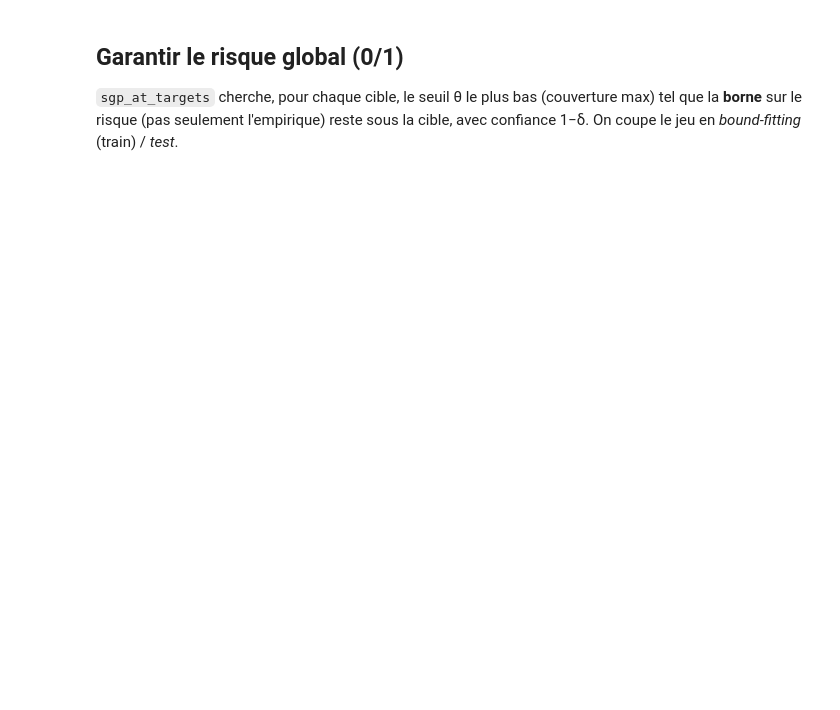
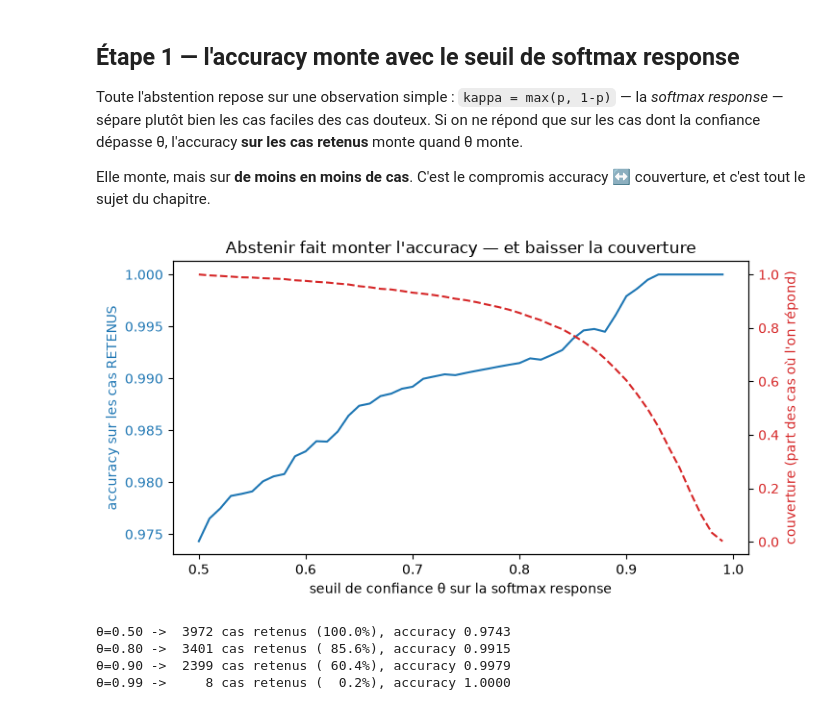
Before and after one commit to Epiconcept-Paris/data-capsule-deep-piste, a Jupyter notebook: notebooks/08_risk_control_abstention.ipynb, the cells around one changed output. Saved outputs shown, nothing was run; the diff lists cells and outputs as text; code cells hidden in the pictures; blank space fills up the shorter version.

```diff
--- a/notebooks/08_risk_control_abstention.ipynb
+++ b/notebooks/08_risk_control_abstention.ipynb
@@ -54,15 +263,42 @@ print('-> au seuil 0,5, le modèle rate beaucoup de cancers (FNR élevé) mais a
 # %% [markdown]
-## Garantir le risque global (0/1)
+## Étape 1 — l'accuracy monte avec le seuil de softmax response
 
-`sgp_at_targets` cherche, pour chaque cible, le seuil θ le plus bas (couverture
-max) tel que la **borne** sur le risque (pas seulement l'empirique) reste sous la
-cible, avec confiance 1−δ. On coupe le jeu en *bound-fitting* (train) / *test*.
+Toute l'abstention repose sur une observation simple : `kappa = max(p, 1-p)` — la *softmax
+response* — sépare plutôt bien les cas faciles des cas douteux. Si on ne répond que sur les cas
+dont la confiance dépasse θ, l'accuracy **sur les cas retenus** monte quand θ monte.
+
+Elle monte, mais sur **de moins en moins de cas**. C'est le compromis accuracy ↔ couverture, et
+c'est tout le sujet du chapitre.
 # %%
-train, test = sgp_split(df, seed=0, p_train=0.5)
-res_std = sgp_at_targets(train, test, delta=5e-3,
-                         metric_targets=[0.01, 0.02, 0.03, 0.05],
-                         metric='standard', mode='dicho')
-cols = ['metric_target', 'metric_bound', 'theta_star', 'test_metric', 'test_coverage']
-print(res_std[cols].round(4).to_string(index=False))
-print('\n-> « erreur 0/1 garantie ≤ 2 % à 99,5 % » est atteignable, en abstenant un peu (couverture < 1).')
+# emp_metric(sous-ensemble, 'standard') = risque 0/1 -> accuracy = 1 - risque.
+thetas = np.linspace(0.5, 0.99, 50)
+acc = [1 - emp_metric(test.loc[test.kappa >= t], 'standard') for t in thetas]
+cov = [len(test.loc[test.kappa >= t]) / len(test) for t in thetas]
+
+fig, ax = plt.subplots(figsize=(7.5, 4))
+ax.plot(thetas, acc, color='C0')
+ax.set_xlabel('seuil de confiance θ sur la softmax response')
+ax.set_ylabel('accuracy sur les cas RETENUS', color='C0')
+ax.tick_params(axis='y', labelcolor='C0')
+
+# Deux axes : l'accuracy ne varie que de ~2 points, la couverture de 100 points. Sur une seule
+# échelle, la courbe d'accuracy serait plate.
+ax2 = ax.twinx()
+ax2.plot(thetas, cov, color='C3', ls='--')
+ax2.set_ylabel("couverture (part des cas où l'on répond)", color='C3')
+ax2.tick_params(axis='y', labelcolor='C3')
+
+ax.set_title("Abstenir fait monter l'accuracy — et baisser la couverture")
+plt.tight_layout(); plt.show()
+
+for t in [0.5, 0.8, 0.9, 0.99]:
+    sel = test.loc[test.kappa >= t]
+    print(f'θ={t:.2f} -> {len(sel):5d} cas retenus ({len(sel)/len(test):6.1%}), '
+          f'accuracy {1 - emp_metric(sel, "standard"):.4f}')
+# %% [output]
+[figure, added]
+θ=0.50 ->  3972 cas retenus (100.0%), accuracy 0.9743
+θ=0.80 ->  3401 cas retenus ( 85.6%), accuracy 0.9915
+θ=0.90 ->  2399 cas retenus ( 60.4%), accuracy 0.9979
+θ=0.99 ->     8 cas retenus (  0.2%), accuracy 1.0000
 # %% [markdown]
```
Also changed, not shown: parts of 16 cells of this notebook, 20 other files.
